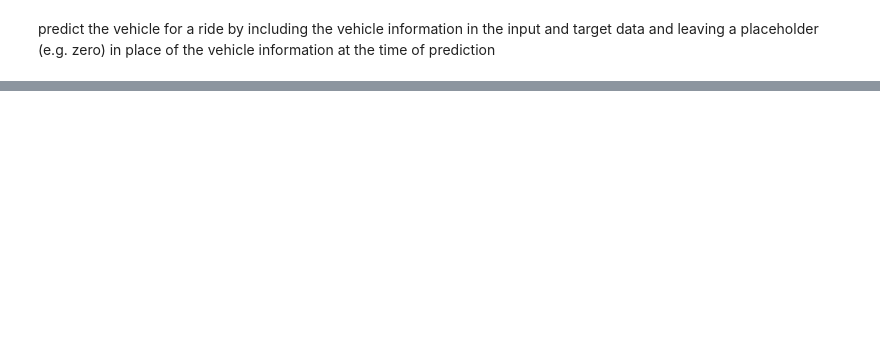
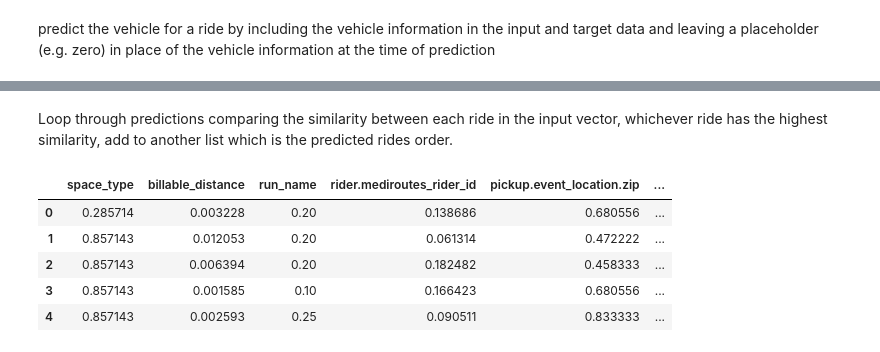
Before and after one commit to GarettGazay/ai_projects, a Jupyter notebook: RBSeq2Seq.ipynb, the cells around one changed output, grey strips where cells are left out. Saved outputs shown, nothing was run; the diff lists cells and outputs as text; code cells hidden in the pictures; blank space fills up the shorter version.

```diff
--- a/RBSeq2Seq.ipynb
+++ b/RBSeq2Seq.ipynb
@@ -535,0 +491,2 @@ target_report.iloc[:,:2]
+# %% [markdown]
+Loop through predictions comparing the similarity between each ride in the input vector, whichever ride has the highest similarity, add to another list which is the predicted rides order.
@@ -535,0 +542,9 @@ target_report.iloc[:,:2]
+# %%
+ordered_rides.head()
+# %% [output]
+|  | space_type | billable_distance | run_name | rider.mediroutes_rider_id | pickup.event_location.zip | ... |
+| 0 | 0.285714 | 0.003228 | 0.20 | 0.138686 | 0.680556 | ... |
+| 1 | 0.857143 | 0.012053 | 0.20 | 0.061314 | 0.472222 | ... |
+| 2 | 0.857143 | 0.006394 | 0.20 | 0.182482 | 0.458333 | ... |
+| 3 | 0.857143 | 0.001585 | 0.10 | 0.166423 | 0.680556 | ... |
+| 4 | 0.857143 | 0.002593 | 0.25 | 0.090511 | 0.833333 | ... |
```
Also changed, not shown: parts of 53 cells of this notebook.
